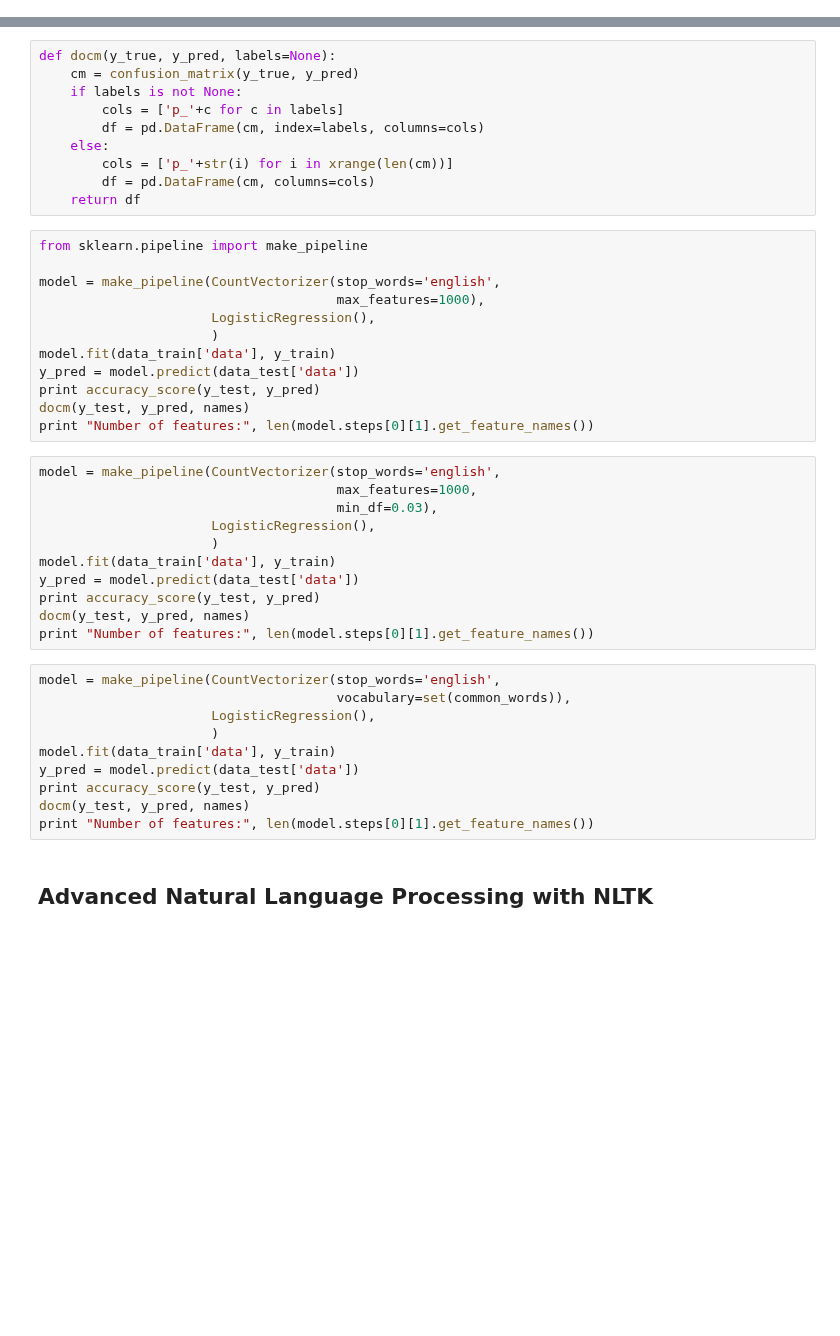
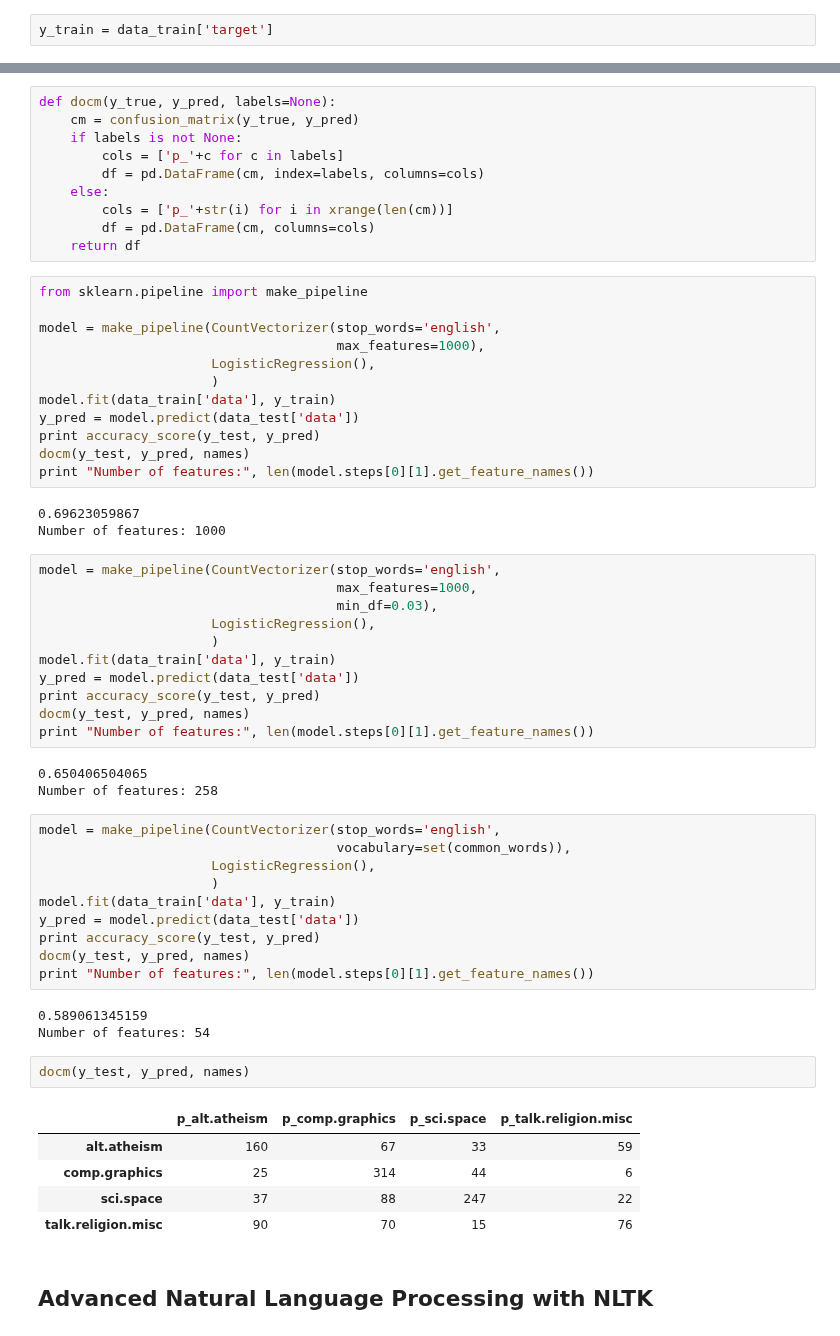
Before and after one commit to alasdaird/SYD_DAT_6, a Jupyter notebook: labs/Week 7/Natural Language Processing.ipynb, the cells around one changed output, grey strips where cells are left out. Drawn from its saved outputs; the diff is of its cells as text; blank space fills up the shorter version.

```diff
--- a/labs/Week 7/Natural Language Processing.ipynb
+++ b/labs/Week 7/Natural Language Processing.ipynb
@@ -103,6 +116,8 @@ len(cvec.get_feature_names())
 # %%
 X_train = pd.DataFrame(cvec.transform(data_train['data']).todense(),
                        columns=cvec.get_feature_names())
+# %%
+y_train = data_train['target']
 # %%
 word_counts = X_train.sum(axis=0)
 word_counts.sort_values(ascending = False).head(20)
@@ -155,6 +210,9 @@ y_pred = model.predict(data_test['data'])
 print accuracy_score(y_test, y_pred)
 docm(y_test, y_pred, names)
 print "Number of features:", len(model.steps[0][1].get_feature_names())
+# %% [output]
+0.69623059867
+Number of features: 1000
 # %%
 model = make_pipeline(CountVectorizer(stop_words='english',
                                       max_features=1000,
@@ -166,6 +224,9 @@ y_pred = model.predict(data_test['data'])
 print accuracy_score(y_test, y_pred)
 docm(y_test, y_pred, names)
 print "Number of features:", len(model.steps[0][1].get_feature_names())
+# %% [output]
+0.650406504065
+Number of features: 258
 # %%
 model = make_pipeline(CountVectorizer(stop_words='english',
                                       vocabulary=set(common_words)),
@@ -176,6 +237,17 @@ y_pred = model.predict(data_test['data'])
 print accuracy_score(y_test, y_pred)
 docm(y_test, y_pred, names)
 print "Number of features:", len(model.steps[0][1].get_feature_names())
+# %% [output]
+0.589061345159
+Number of features: 54
+# %%
+docm(y_test, y_pred, names)
+# %% [output]
+|  | p_alt.atheism | p_comp.graphics | p_sci.space | p_talk.religion.misc |
+| alt.atheism | 160 | 67 | 33 | 59 |
+| comp.graphics | 25 | 314 | 44 | 6 |
+| sci.space | 37 | 88 | 247 | 22 |
+| talk.religion.misc | 90 | 70 | 15 | 76 |
 # %% [markdown]
 ## Advanced Natural Language Processing with NLTK
 # %%
```
Also changed, not shown: parts of 9 cells of this notebook.
